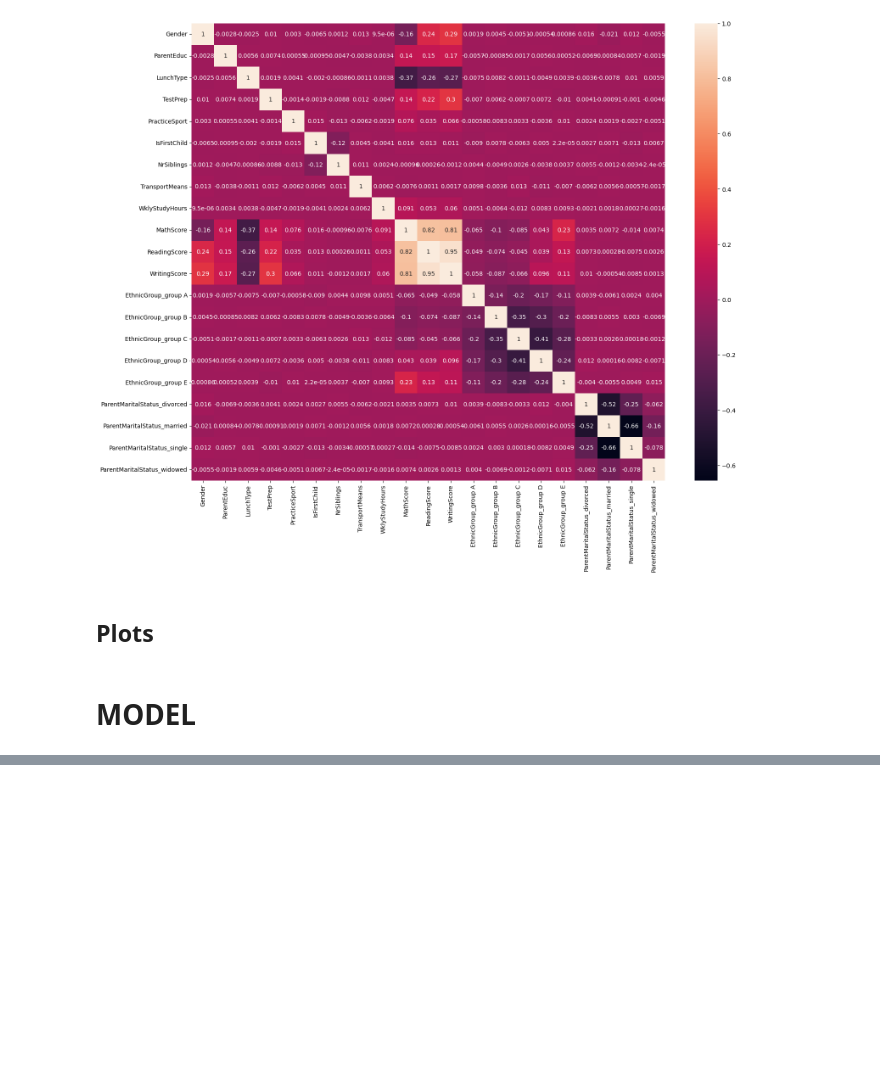
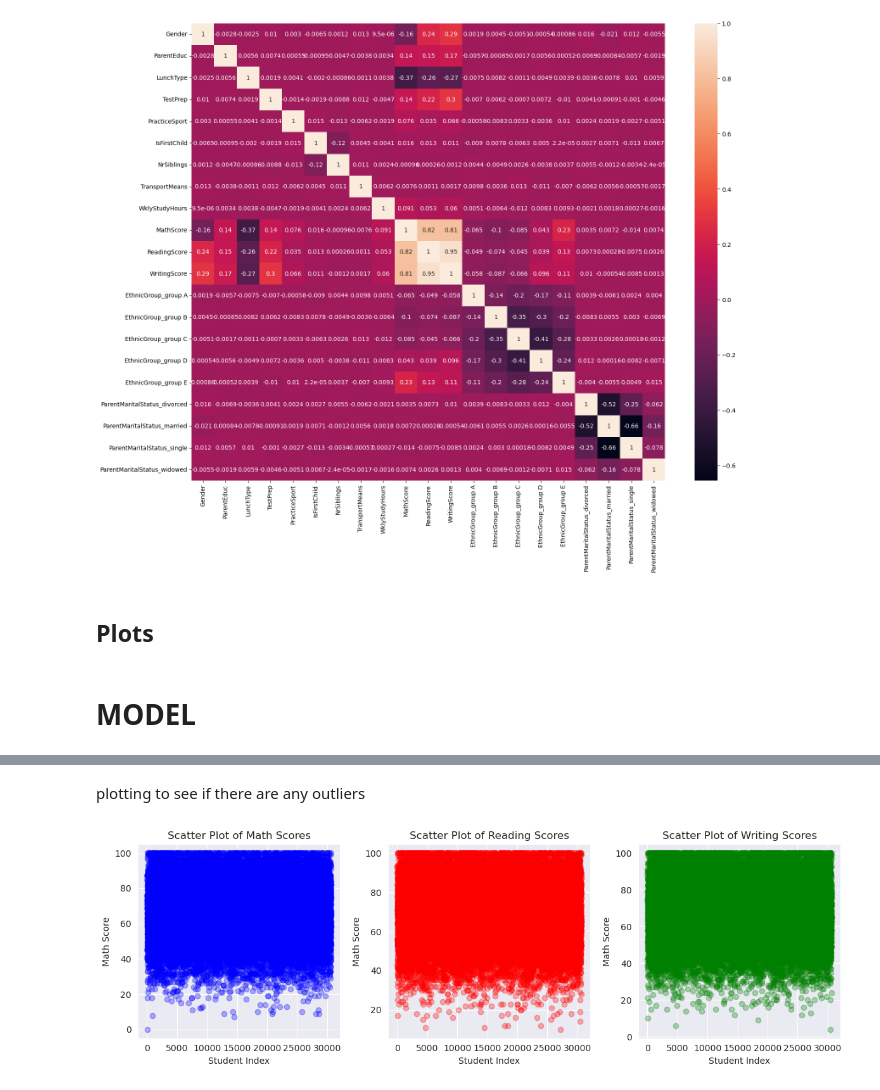
Before and after one commit to onathatice-univr/programming_final_project, a Jupyter notebook: VR503361_final_project.ipynb, the cells around one changed output, grey strips where cells are left out. Cells and saved outputs as stored; diff of their text form; code cells hidden in the pictures; blank space fills up the shorter version.

Commit message:
model initialization, outliers, linear regression, model visualization

```diff
--- a/VR503361_final_project.ipynb
+++ b/VR503361_final_project.ipynb
@@ -464,0 +485,27 @@ To enable the following instructions: AVX2 FMA, in other operations, rebuild Ten
+# %% [markdown]
+plotting to see if there are any outliers
+# %%
+plt.figure(figsize=(12, 4))
+
+plt.subplot(1, 3, 1)
+plt.scatter(df_exam_score_copy.index, df_exam_score_copy['MathScore'], color='blue', alpha=0.3)
+plt.title('Scatter Plot of Math Scores')
+plt.xlabel('Student Index')
+plt.ylabel('Math Score')
+
+plt.subplot(1, 3, 2)
+plt.scatter(df_exam_score_copy.index, df_exam_score_copy['ReadingScore'], color='red', alpha=0.3)
+plt.title('Scatter Plot of Reading Scores')
+plt.xlabel('Student Index')
+plt.ylabel('Math Score')
+
+plt.subplot(1, 3, 3)
+plt.scatter(df_exam_score_copy.index, df_exam_score_copy['WritingScore'], color='green', alpha=0.3)
+plt.title('Scatter Plot of Writing Scores')
+plt.xlabel('Student Index')
+plt.ylabel('Math Score')
+
+plt.tight_layout()
+plt.show()
+# %% [output]
+[figure, added]
```
Also changed, not shown: parts of 34 cells of this notebook.
